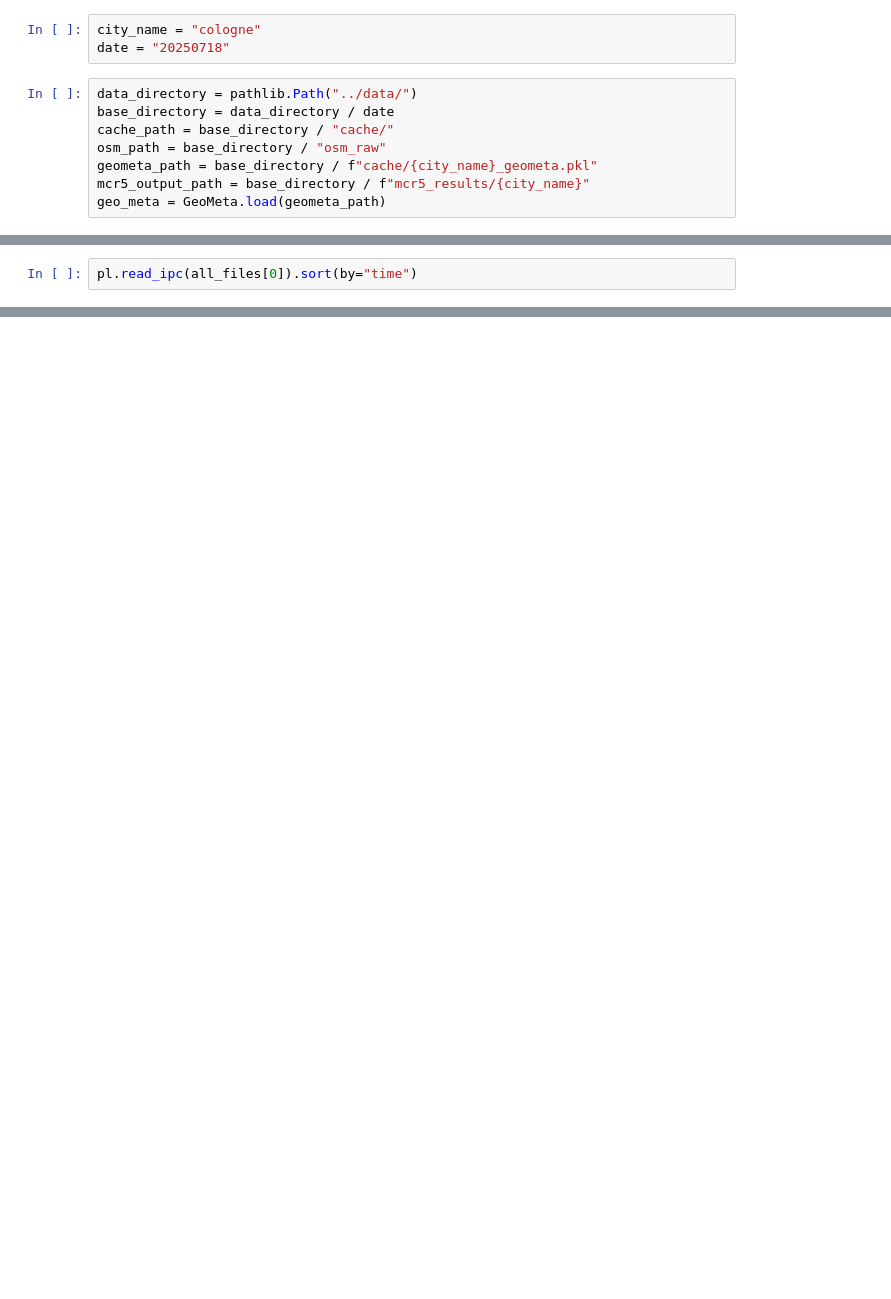
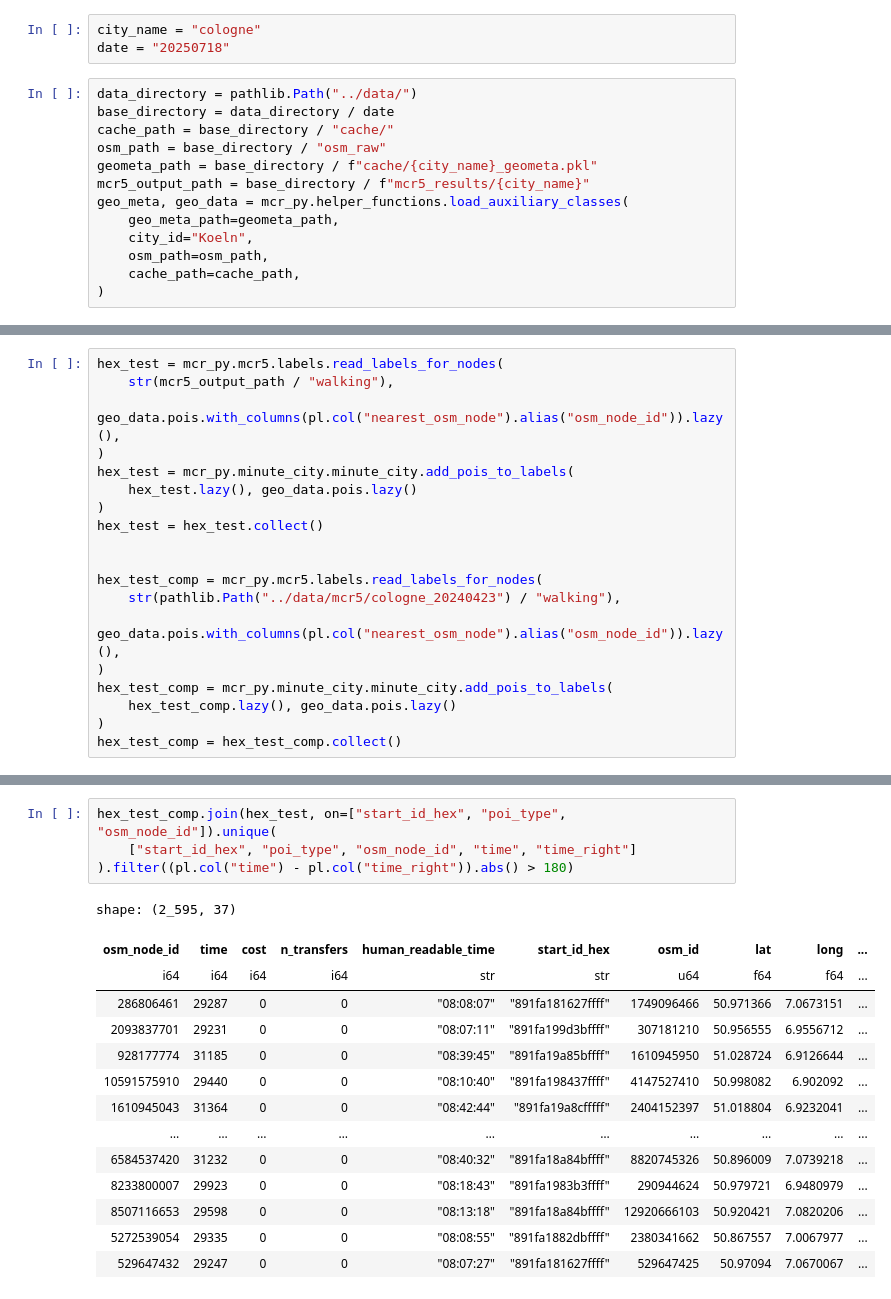
Before and after one commit to phyk/mcr-py, a Jupyter notebook: notebooks/13_result_check.ipynb, the cells around one changed output, grey strips where cells are left out. Drawn from its saved outputs; the diff is of its cells as text; blank space fills up the shorter version.

```diff
--- a/notebooks/13_result_check.ipynb
+++ b/notebooks/13_result_check.ipynb
@@ -17,4 +19,9 @@ cache_path = base_directory / "cache/"
 osm_path = base_directory / "osm_raw"
 geometa_path = base_directory / f"cache/{city_name}_geometa.pkl"
 mcr5_output_path = base_directory / f"mcr5_results/{city_name}"
-geo_meta = GeoMeta.load(geometa_path)
+geo_meta, geo_data = mcr_py.helper_functions.load_auxiliary_classes(
+    geo_meta_path=geometa_path,
+    city_id="Koeln",
+    osm_path=osm_path,
+    cache_path=cache_path,
+)
@@ -26,2 +44,19 @@ logging.info(len(all_files))
 # %%
-pl.read_ipc(all_files[0]).sort(by="time")
+hex_test = mcr_py.mcr5.labels.read_labels_for_nodes(
+    str(mcr5_output_path / "walking"),
+    geo_data.pois.with_columns(pl.col("nearest_osm_node").alias("osm_node_id")).lazy(),
+)
+hex_test = mcr_py.minute_city.minute_city.add_pois_to_labels(
+    hex_test.lazy(), geo_data.pois.lazy()
+)
+hex_test = hex_test.collect()
+
+
+hex_test_comp = mcr_py.mcr5.labels.read_labels_for_nodes(
+    str(pathlib.Path("../data/mcr5/cologne_20240423") / "walking"),
+    geo_data.pois.with_columns(pl.col("nearest_osm_node").alias("osm_node_id")).lazy(),
+)
+hex_test_comp = mcr_py.minute_city.minute_city.add_pois_to_labels(
+    hex_test_comp.lazy(), geo_data.pois.lazy()
+)
+hex_test_comp = hex_test_comp.collect()
@@ -43,0 +63,19 @@ shape: (71_408, 5)
+# %%
+hex_test_comp.join(hex_test, on=["start_id_hex", "poi_type", "osm_node_id"]).unique(
+    ["start_id_hex", "poi_type", "osm_node_id", "time", "time_right"]
+).filter((pl.col("time") - pl.col("time_right")).abs() > 180)
+# %% [output]
+shape: (2_595, 37)
+| osm_node_id | time | cost | n_transfers | human_readable_time | start_id_hex | osm_id | lat | long | ... |
+| i64 | i64 | i64 | i64 | str | str | u64 | f64 | f64 | ... |
+| 286806461 | 29287 | 0 | 0 | "08:08:07" | "891fa181627ffff" | 1749096466 | 50.971366 | 7.0673151 | ... |
+| 2093837701 | 29231 | 0 | 0 | "08:07:11" | "891fa199d3bffff" | 307181210 | 50.956555 | 6.9556712 | ... |
+| 928177774 | 31185 | 0 | 0 | "08:39:45" | "891fa19a85bffff" | 1610945950 | 51.028724 | 6.9126644 | ... |
+| 10591575910 | 29440 | 0 | 0 | "08:10:40" | "891fa198437ffff" | 4147527410 | 50.998082 | 6.902092 | ... |
+| 1610945043 | 31364 | 0 | 0 | "08:42:44" | "891fa19a8cfffff" | 2404152397 | 51.018804 | 6.9232041 | ... |
+| … | … | … | … | … | … | … | … | … | ... |
+| 6584537420 | 31232 | 0 | 0 | "08:40:32" | "891fa18a84bffff" | 8820745326 | 50.896009 | 7.0739218 | ... |
+| 8233800007 | 29923 | 0 | 0 | "08:18:43" | "891fa1983b3ffff" | 290944624 | 50.979721 | 6.9480979 | ... |
+| 8507116653 | 29598 | 0 | 0 | "08:13:18" | "891fa18a84bffff" | 12920666103 | 50.920421 | 7.0820206 | ... |
+| 5272539054 | 29335 | 0 | 0 | "08:08:55" | "891fa1882dbffff" | 2380341662 | 50.867557 | 7.0067977 | ... |
+| 529647432 | 29247 | 0 | 0 | "08:07:27" | "891fa181627ffff" | 529647425 | 50.97094 | 7.0670067 | ... |
```
Also changed, not shown: parts of 10 cells of this notebook, 6 other files.
